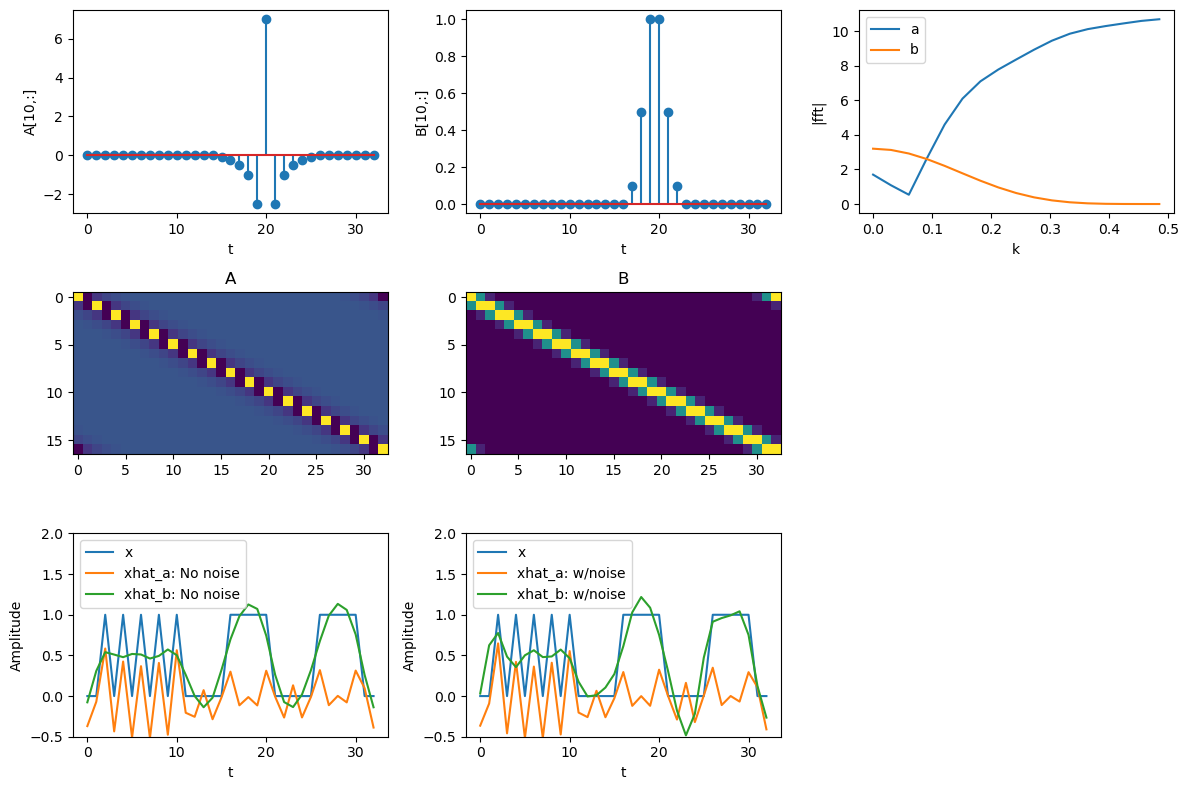
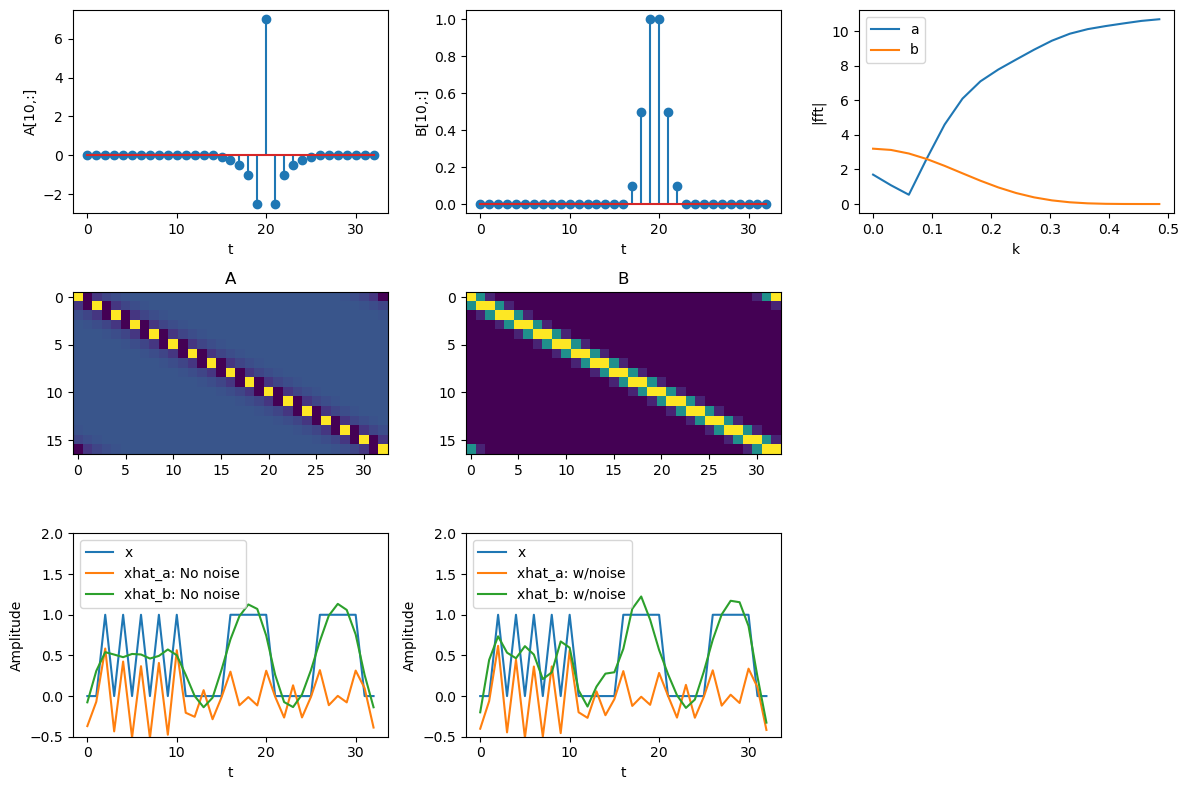
The notebook cell's code change between the first figure and the second:
--- before
+++ after
@@ -1,3 +1,4 @@
-from numpy import fft as fft # Import fft from numpy
+from numpy import fft # Import fft from numpy
+from numpy.linalg import pinv # import pinv
 # Generate two impulse responses:
 a, b, t = np.zeros((1,33)), np.zeros((1,33)), np.arange(0,33) # start with zero vectors. In python you have to index the first channel in a 1xn array. 
@@ -68,6 +69,6 @@
 # Next two blocks estimate x from noise free or noisy y and impulse response A or B. 
 ax[2,0].plot(t,x[0,:],label='x')
-ax[2,0].plot(t,np.linalg.pinv(A)@y1A,label='xhat_a: No noise')
-ax[2,0].plot(t,np.linalg.pinv(B)@y1B,label='xhat_b: No noise')
+ax[2,0].plot(t,pinv(A)@y1A,label='xhat_a: No noise')
+ax[2,0].plot(t,pinv(B)@y1B,label='xhat_b: No noise')
 ax[2,0].set_ylim(-0.5,2)
 ax[2,0].legend(loc='best')
@@ -76,6 +77,6 @@
 
 ax[2,1].plot(t,x[0,:],label='x')
-ax[2,1].plot(t,np.linalg.pinv(A)@y2A,label='xhat_a: w/noise')
-ax[2,1].plot(t,np.linalg.pinv(B)@y2B,label='xhat_b: w/noise')
+ax[2,1].plot(t,pinv(A)@y2A,label='xhat_a: w/noise')
+ax[2,1].plot(t,pinv(B)@y2B,label='xhat_b: w/noise')
 ax[2,1].set_ylim(-0.5,2)
 ax[2,1].legend(loc='best')

Commit: Added 8.7